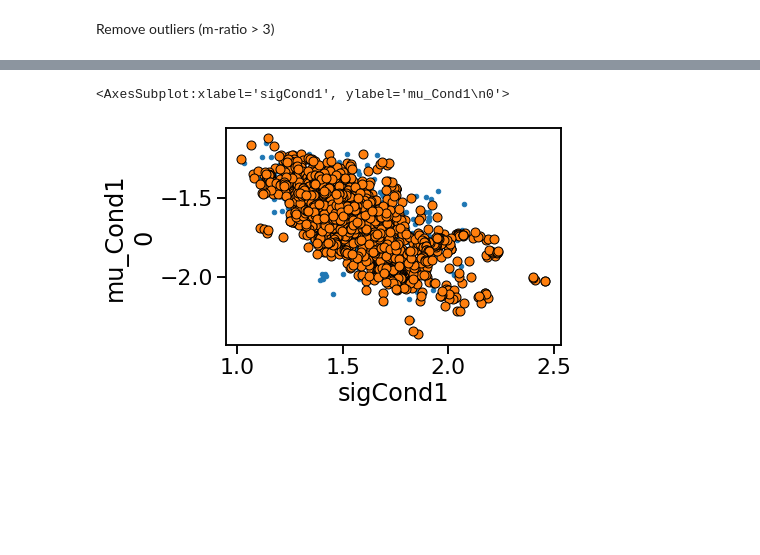
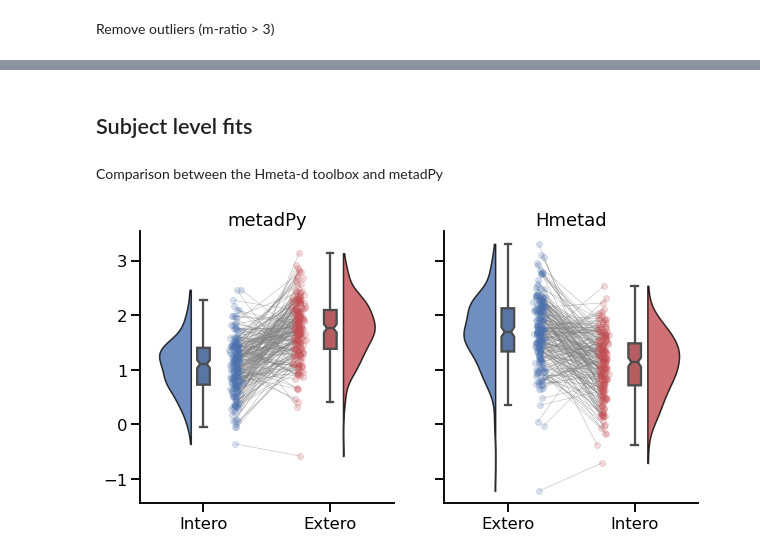
Before and after one commit to embodied-computation-group/CardioceptionPaper, a Jupyter notebook: code/3 - Metacognition.ipynb, the cells around one changed output, grey strips where cells are left out. Saved outputs shown, nothing was run; the diff lists cells and outputs as text; code cells hidden in the pictures; blank space fills up the shorter version.

```diff
--- a/code/3 - Metacognition.ipynb
+++ b/code/3 - Metacognition.ipynb
@@ -307,5 +225,17 @@ array([<AxesSubplot:title={'center':'94.0% HDI'}>], dtype=object)
-# %%
-az.plot_pair(idata_pymc3, var_names=["sigCond1", "mu_Cond1"], divergences=True, textsize=22)
-# %% [output]
-<AxesSubplot:xlabel='sigCond1', ylabel='mu_Cond1\n0'>
-[figure, removed]
+# %% [markdown]
+## Subject level fits
+# %% [markdown]
+Comparison between the Hmeta-d toolbox and metadPy
+# %%
+metadprimeR_df = pd.read_csv(path + '/data/metadprimeHmetad.txt', sep='\t')
+metadprimePy_df = pd.read_csv(path + '/data/metadprimeMetadPy.txt')
+summary_df = pd.merge(metadprimeR_df, metadprimePy_df, on=['Subject', 'Condition'])
+# %%
+fig, axs = plt.subplots(1, 2, figsize=(10, 5), sharey=True)
+raincloud(data=metadprimePy_df, x='Condition', y='mean', ax=axs[0])
+raincloud(data=metadprime_df, x='Condition', y='MetadPrime', ax=axs[1])
+axs[0].set_title('metadPy')
+axs[1].set_title('Hmetad')
+sns.despine()
+# %% [output]
+[figure, added]
```
Also changed, not shown: parts of 44 cells of this notebook, 1 other file.
